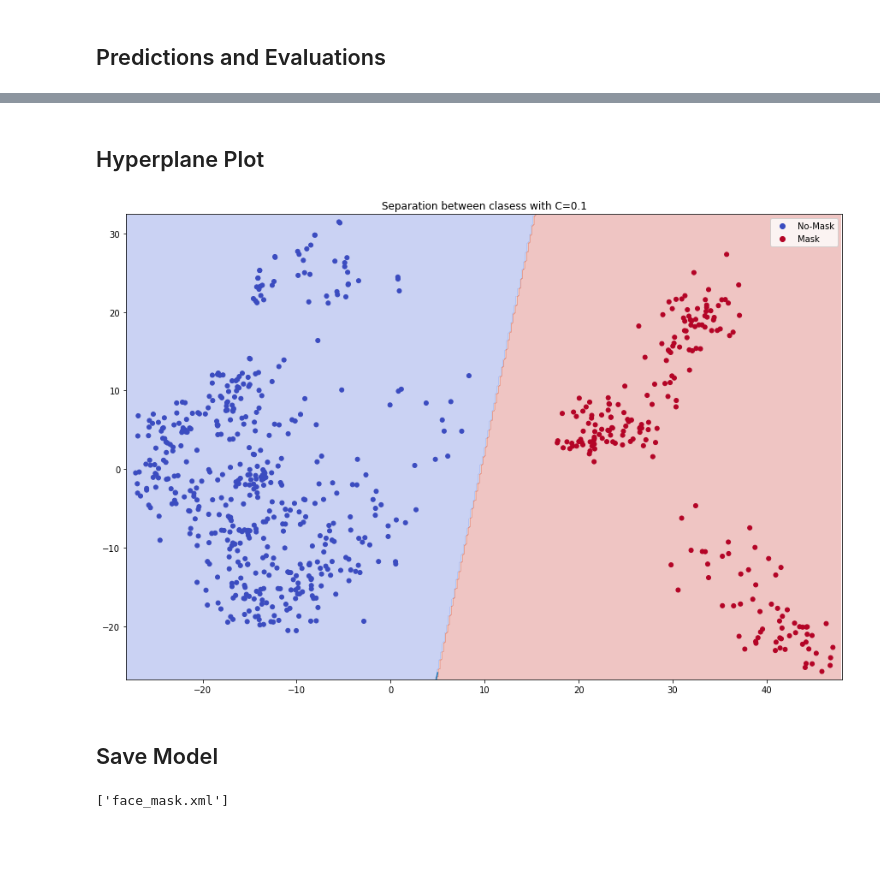
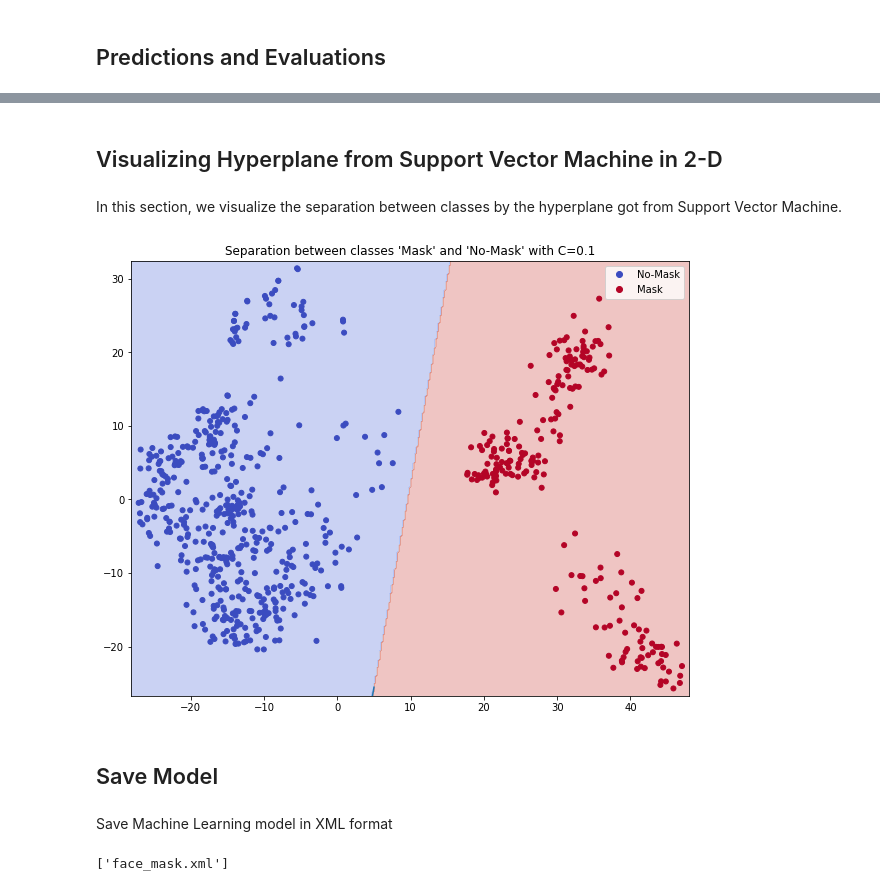
Before and after one commit to Fabrizio-Paradiso/face_mask_facial_recognition, a Jupyter notebook: notebooks/mask_analysis.ipynb, the cells around one changed output, grey strips where cells are left out. Drawn from its saved outputs; the diff is of its cells as text; code cells hidden in the pictures; blank space fills up the shorter version.

Commit message:
new comments and visualization

```diff
--- a/notebooks/mask_analysis.ipynb
+++ b/notebooks/mask_analysis.ipynb
@@ -232,34 +244,38 @@ weighted avg       1.00      1.00      1.00       300
 # %% [markdown]
-## Hyperplane Plot
+## Visualizing Hyperplane from Support Vector Machine in 2-D
+# %% [markdown]
+In this section, we visualize the separation between classes by the hyperplane got from Support Vector Machine.
 # %%
 fig, ax = plt.subplots()
-# get the separating hyperplane
+# Get the separating hyperplane
 w = svm.coef_[0]
 a = -w[0] / w[1]
 xx = np.linspace(-5, 5)
 yy = a * xx - (svm.intercept_[0]) / w[1]
 
-# create a mesh to plot in
+# Create a mesh to plot in
 x_min, x_max = X_train[:, 0].min() - 1, X_train[:, 0].max() + 1
 y_min, y_max = X_train[:, 1].min() - 1, X_train[:, 1].max() + 1
 xx2, yy2 = np.meshgrid(np.arange(x_min, x_max, .2),
                      np.arange(y_min, y_max, .2))
 Z = svm.predict(np.c_[xx2.ravel(), yy2.ravel()])
 
 Z = Z.reshape(xx2.shape)
 ax.contourf(xx2, yy2, Z, cmap=plt.cm.coolwarm, alpha=0.3)
 scatter = ax.scatter(X_train[:, 0], X_train[:, 1], c=y_train, cmap=plt.cm.coolwarm, s=25)
 ax.plot(xx,yy)
 
 ax.axis([x_min, x_max,y_min, y_max])
-plt.title('Separation between clasess with C=0.1')
-fig.set_size_inches(15,10)
+plt.title("Separation between classes 'Mask' and 'No-Mask' with C=0.1")
+fig.set_size_inches(10,8)
 plt.legend(handles=scatter.legend_elements()[0], labels=['No-Mask','Mask'])
 plt.show()
 # %% [output]
-[figure, old version]
+[figure, new version]
 # %% [markdown]
 ## Save Model
+# %% [markdown]
+Save Machine Learning model in XML format
 # %%
 import joblib
 # %%
```
Also changed, not shown: parts of 26 cells of this notebook.
